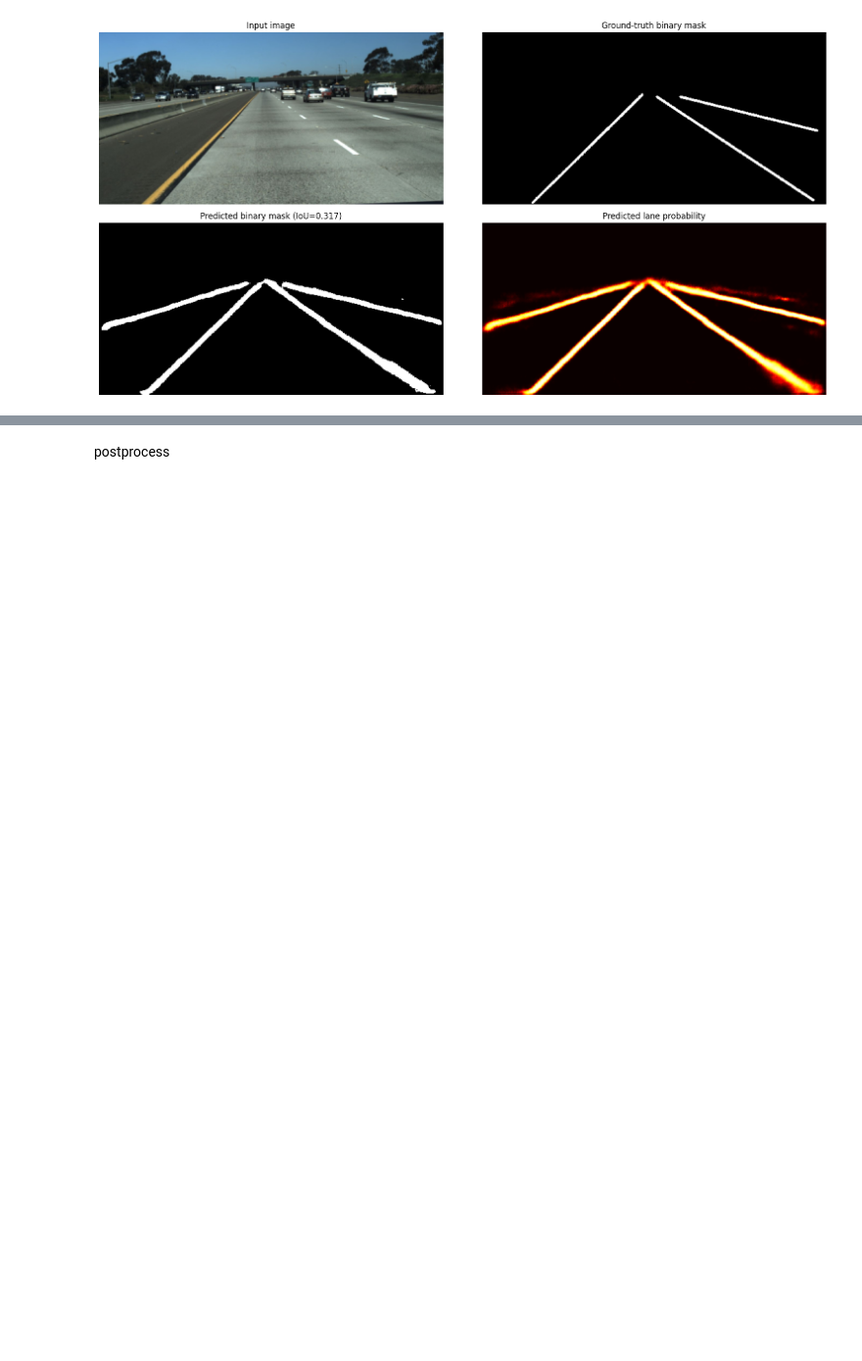
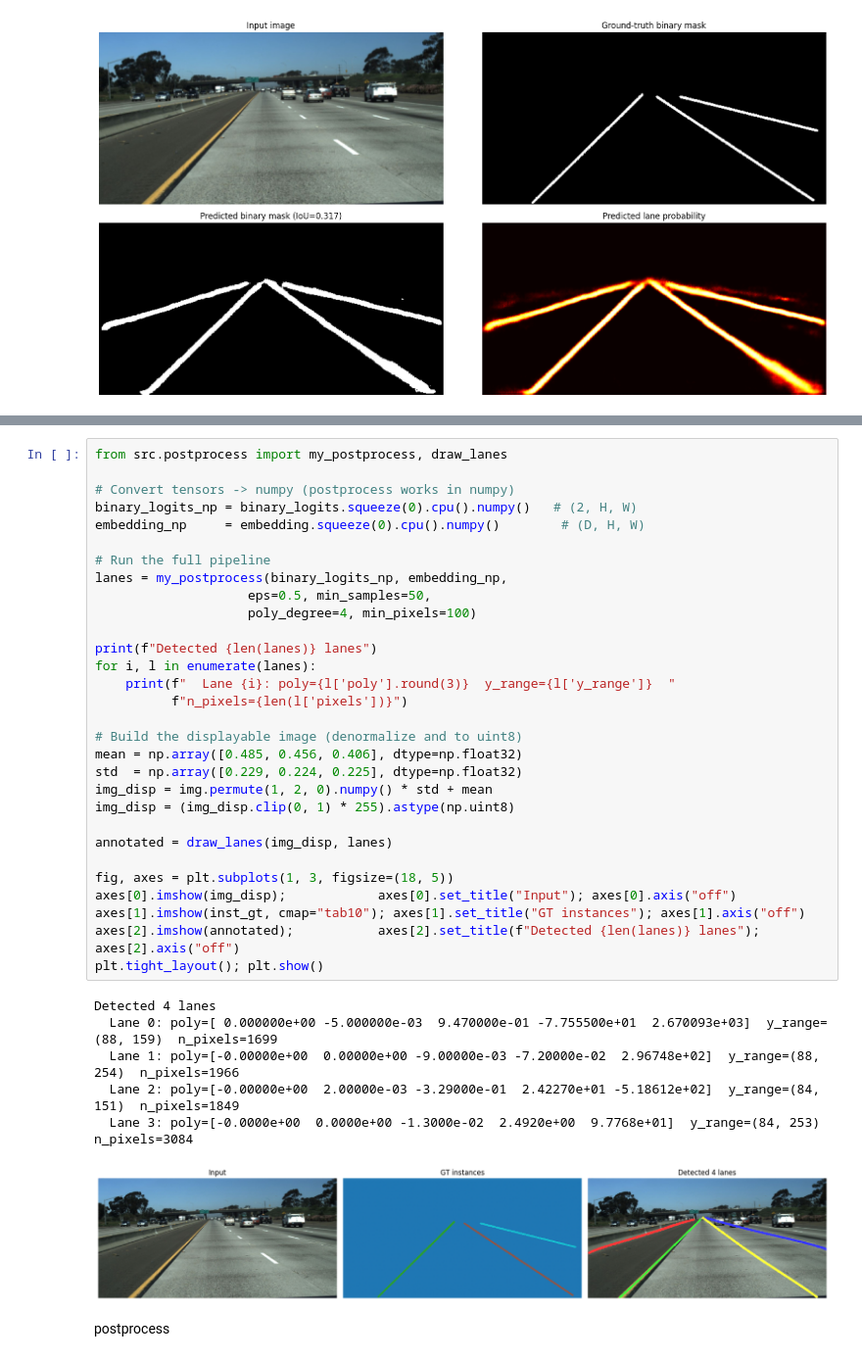
Before and after one commit to abdullahtapanci/LaneDetection, a Jupyter notebook: trial.ipynb, the cells around one changed output, grey strips where cells are left out. Shown at 98% size. Saved outputs shown, nothing was run; the diff lists cells and outputs as text; blank space fills up the shorter version.

```diff
--- a/trial.ipynb
+++ b/trial.ipynb
@@ -338,3 +338,40 @@ plt.tight_layout(); plt.show()
+# %%
+from src.postprocess import my_postprocess, draw_lanes
+
+# Convert tensors -> numpy (postprocess works in numpy)
+binary_logits_np = binary_logits.squeeze(0).cpu().numpy()   # (2, H, W)
+embedding_np     = embedding.squeeze(0).cpu().numpy()        # (D, H, W)
+
+# Run the full pipeline
+lanes = my_postprocess(binary_logits_np, embedding_np,
+                    eps=0.5, min_samples=50,
+                    poly_degree=4, min_pixels=100)
+
+print(f"Detected {len(lanes)} lanes")
+for i, l in enumerate(lanes):
+    print(f"  Lane {i}: poly={l['poly'].round(3)}  y_range={l['y_range']}  "
+          f"n_pixels={len(l['pixels'])}")
+
+# Build the displayable image (denormalize and to uint8)
+mean = np.array([0.485, 0.456, 0.406], dtype=np.float32)
+std  = np.array([0.229, 0.224, 0.225], dtype=np.float32)
+img_disp = img.permute(1, 2, 0).numpy() * std + mean
+img_disp = (img_disp.clip(0, 1) * 255).astype(np.uint8)
+
+annotated = draw_lanes(img_disp, lanes)
+
+fig, axes = plt.subplots(1, 3, figsize=(18, 5))
+axes[0].imshow(img_disp);            axes[0].set_title("Input"); axes[0].axis("off")
+axes[1].imshow(inst_gt, cmap="tab10"); axes[1].set_title("GT instances"); axes[1].axis("off")
+axes[2].imshow(annotated);           axes[2].set_title(f"Detected {len(lanes)} lanes"); axes[2].axis("off")
+plt.tight_layout(); plt.show()
+# %% [output]
+Detected 4 lanes
+  Lane 0: poly=[ 0.000000e+00 -5.000000e-03  9.470000e-01 -7.755500e+01  2.670093e+03]  y_range=(88, 159)  n_pixels=1699
+  Lane 1: poly=[-0.00000e+00  0.00000e+00 -9.00000e-03 -7.20000e-02  2.96748e+02]  y_range=(88, 254)  n_pixels=1966
+  Lane 2: poly=[-0.00000e+00  2.00000e-03 -3.29000e-01  2.42270e+01 -5.18612e+02]  y_range=(84, 151)  n_pixels=1849
+  Lane 3: poly=[-0.0000e+00  0.0000e+00 -1.3000e-02  2.4920e+00  9.7768e+01]  y_range=(84, 253)  n_pixels=3084
+[figure, added]
 # %% [markdown]
 postprocess
 # %% [markdown]
```
Also changed, not shown: parts of 4 cells of this notebook, 4 other files.
